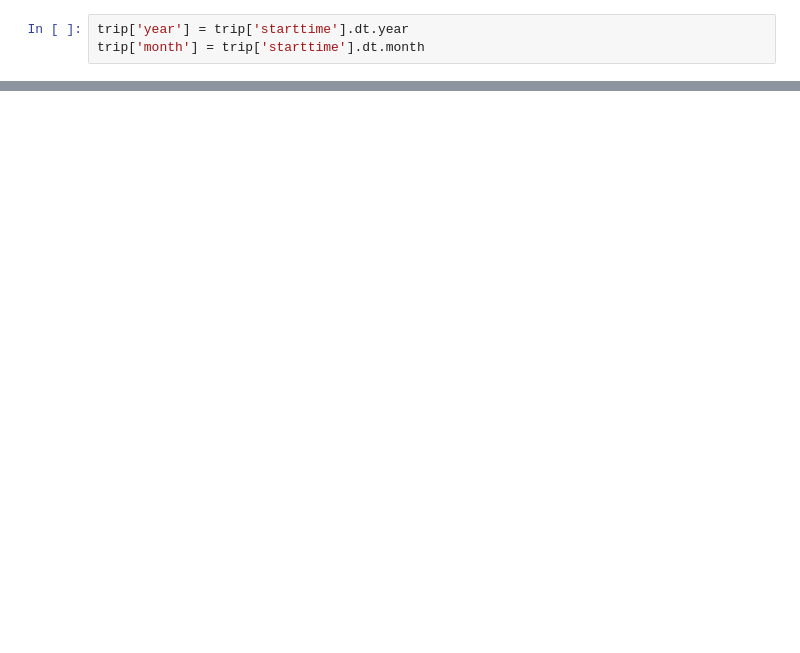
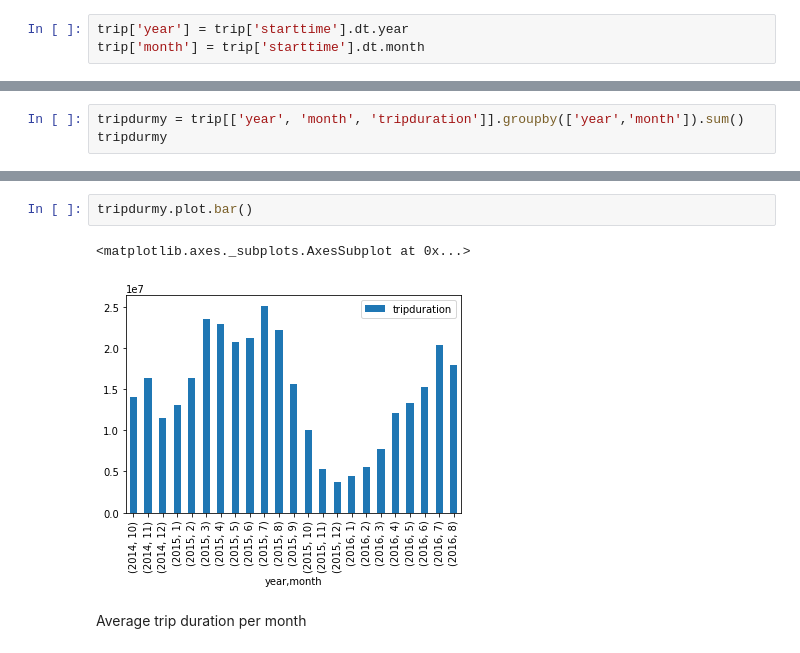
Before and after one commit to JeroenBoshuis/DataScience_Casus, a Jupyter notebook: Will people cycle more in the future - Jeroen.ipynb, the cells around one changed output, grey strips where cells are left out. Saved outputs shown, nothing was run; the diff lists cells and outputs as text; blank space fills up the shorter version.

```diff
--- a/Will people cycle more in the future - Jeroen.ipynb
+++ b/Will people cycle more in the future - Jeroen.ipynb
@@ -214,0 +148,3 @@ De totale duur van trips per maand in het jaar 2016
+# %%
+tripdurmy = trip[['year', 'month', 'tripduration']].groupby(['year','month']).sum()
+tripdurmy
@@ -214,0 +170,7 @@ De totale duur van trips per maand in het jaar 2016
+# %%
+tripdurmy.plot.bar()
+# %% [output]
+<matplotlib.axes._subplots.AxesSubplot at 0x...>
+[figure, added]
+# %% [markdown]
+Average trip duration per month
```
Also changed, not shown: parts of 33 cells of this notebook.
